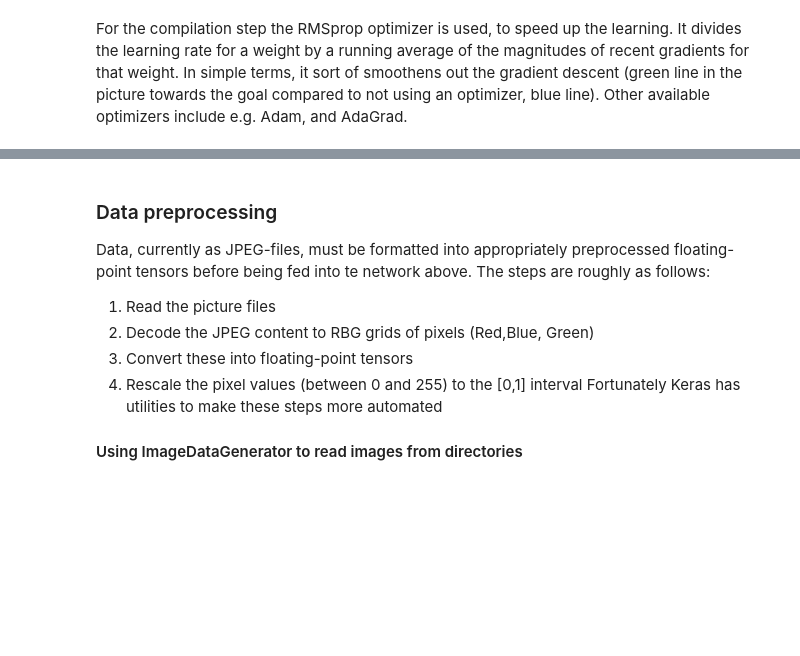
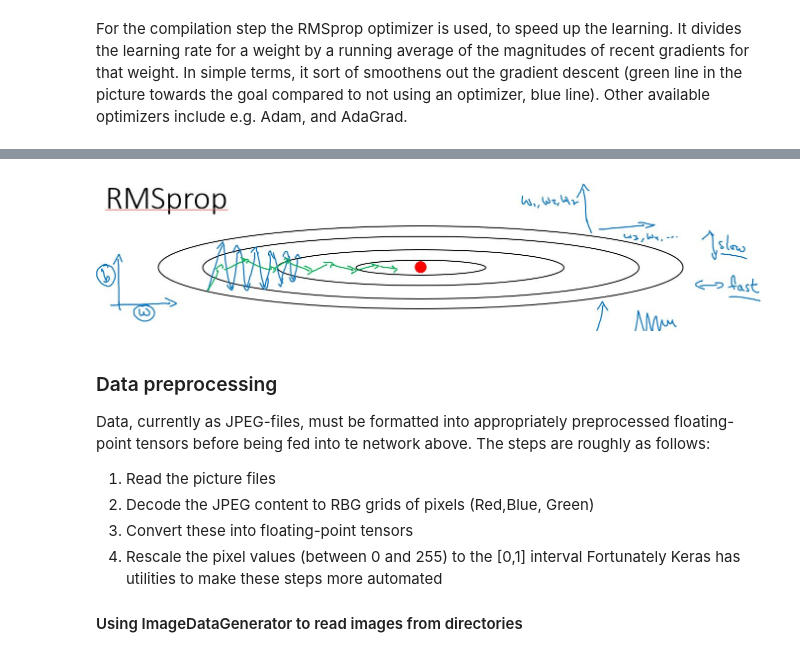
Before and after one commit to LJANGN/Convolutional-Neural-Networks-tutorials, a Jupyter notebook: Binomial_Image_Classifier_FloydHub.ipynb, the cells around one changed output, grey strips where cells are left out. Saved outputs shown, nothing was run; the diff lists cells and outputs as text; code cells hidden in the pictures; blank space fills up the shorter version.

```diff
--- a/Binomial_Image_Classifier_FloydHub.ipynb
+++ b/Binomial_Image_Classifier_FloydHub.ipynb
@@ -156,3 +161,7 @@ For the compilation step the RMSprop optimizer is used, to speed up the learning
+# %%
+Image(filename="C:/Users/jangn/CODE/Sundog_DataScience/DataScience/DataScience-Python3/DeepLearning/DeepLearning_Keras/ConvNet basics/Training a ConvNet from scratch/RMSprop.JPG" ,width=800, height= 300)
+# %% [output]
+[figure, added]
 # %%
 from keras import optimizers
 
```
Also changed, not shown: parts of 5 cells of this notebook.
